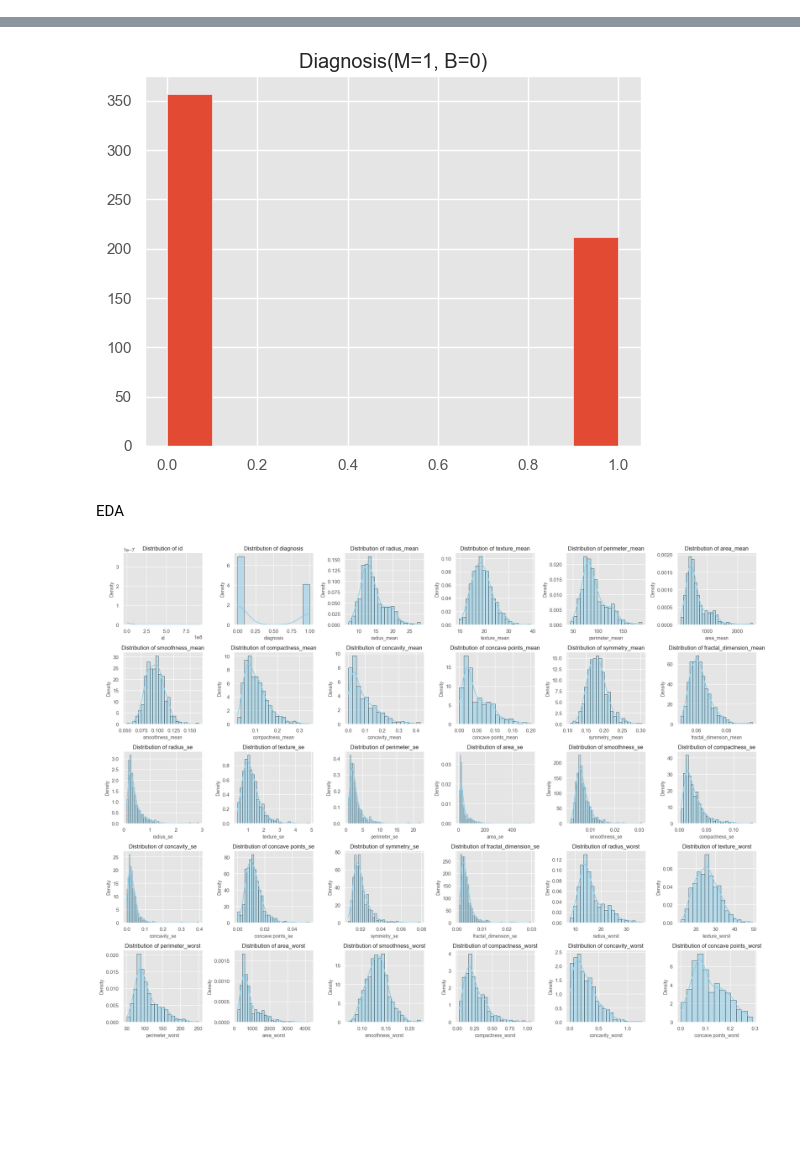
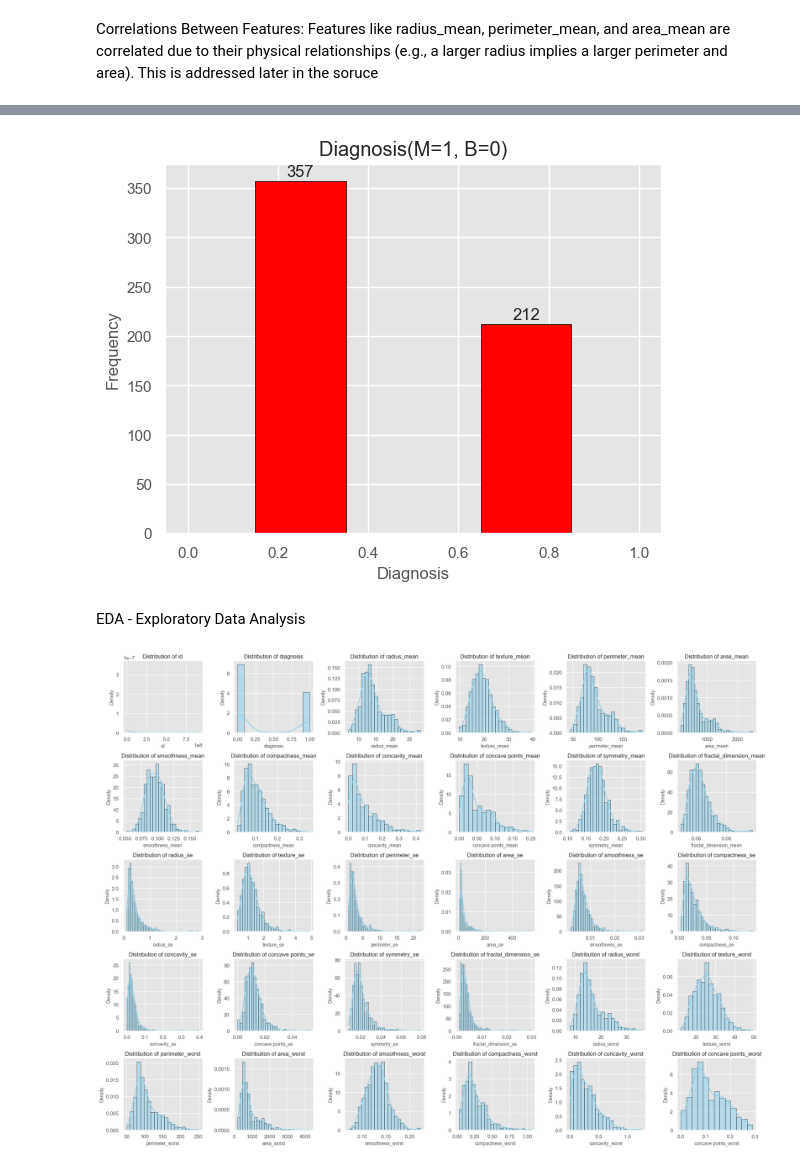
Before and after one commit to orionmc/ML_Summative, a Jupyter notebook: ML_Summative_BC.ipynb, the cells around one changed output, grey strips where cells are left out. Saved outputs shown, nothing was run; the diff lists cells and outputs as text; code cells hidden in the pictures; blank space fills up the shorter version.

```diff
--- a/ML_Summative_BC.ipynb
+++ b/ML_Summative_BC.ipynb
@@ -37,3 +39,7 @@ df.describe()
+# %% [markdown]
+Correlations Between Features:
+ Features like radius_mean, perimeter_mean, and area_mean are correlated due to their physical relationships (e.g., a larger radius implies a larger perimeter and area).
+ This is addressed later in the soruce
 # %%
 df.info()
 # %% [output]
@@ -79,11 +84,22 @@ dtype: int64
 # %%
-#Visualize the diagnosis as B=Benign=0 and M=Melligant=1
+#Visualize the diagnosis as B=Benign=0 and M=Malignant=1
 df['diagnosis'] = df['diagnosis'].apply(lambda val:1 if val=='M' else 0)
-plt.hist(df['diagnosis'])
+counts, bins, patches = plt.hist(df['diagnosis'], bins=2, color='red', edgecolor='black')
+bar_width = 0.2
+
+for patch in patches:
+    patch.set_width(bar_width)
+    patch.set_x(patch.get_x() + (bins[1] - bins[0] - bar_width) / 2)
+
+for count, bin_edge in zip(counts, bins):
+    plt.text(bin_edge + 0.25, count + 5, str(int(count)), ha='center', fontsize=12)
+
 plt.title('Diagnosis(M=1, B=0)')
+plt.xlabel('Diagnosis')
+plt.ylabel('Frequency')
 plt.show()
 # %% [output]
-[figure, old version]
+[figure, new version]
-# %% [markdown]
-EDA
+# %% [markdown]
+EDA - Exploratory Data Analysis
 # %%
```
Also changed, not shown: parts of 13 cells of this notebook, 2 other files.
